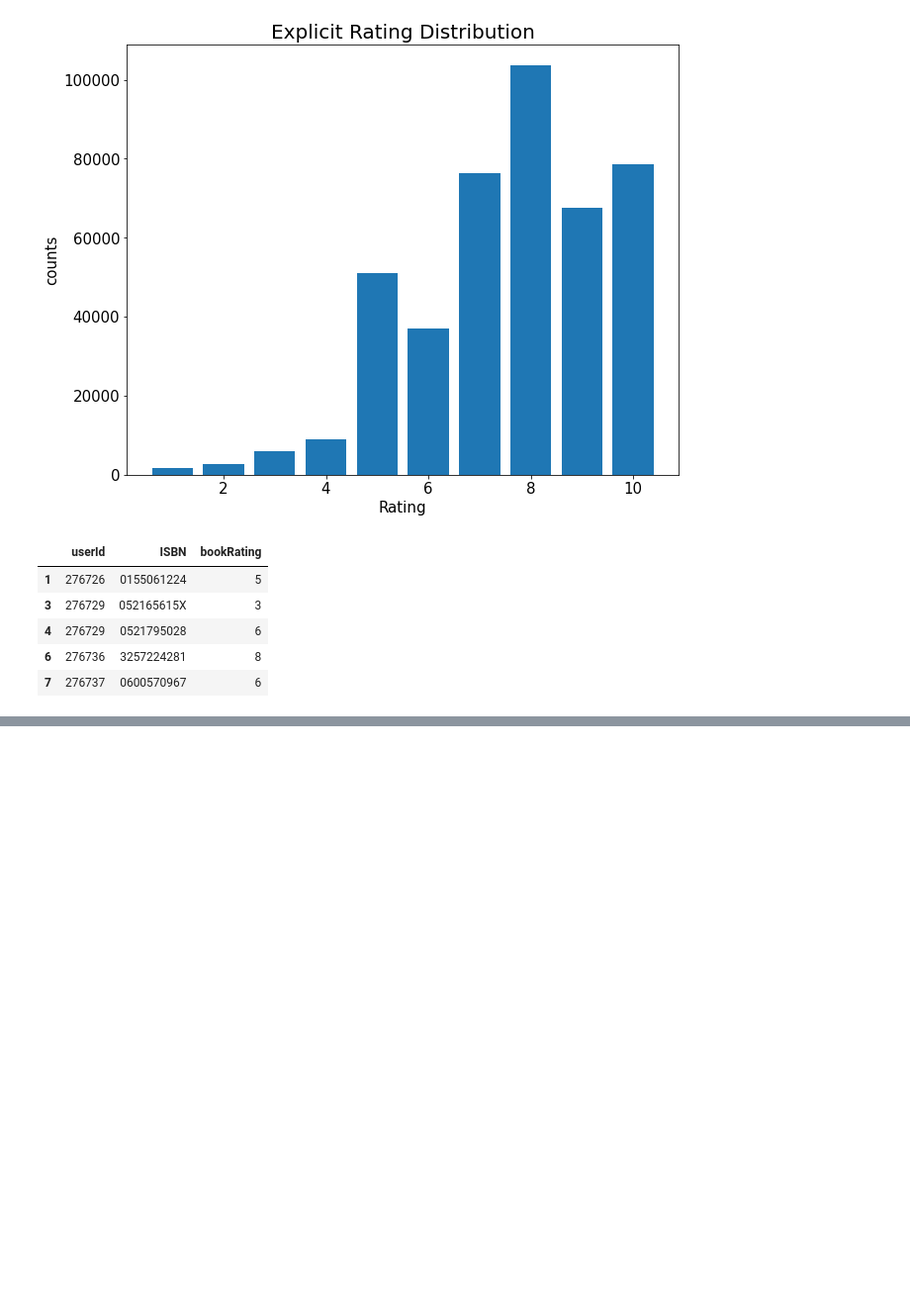
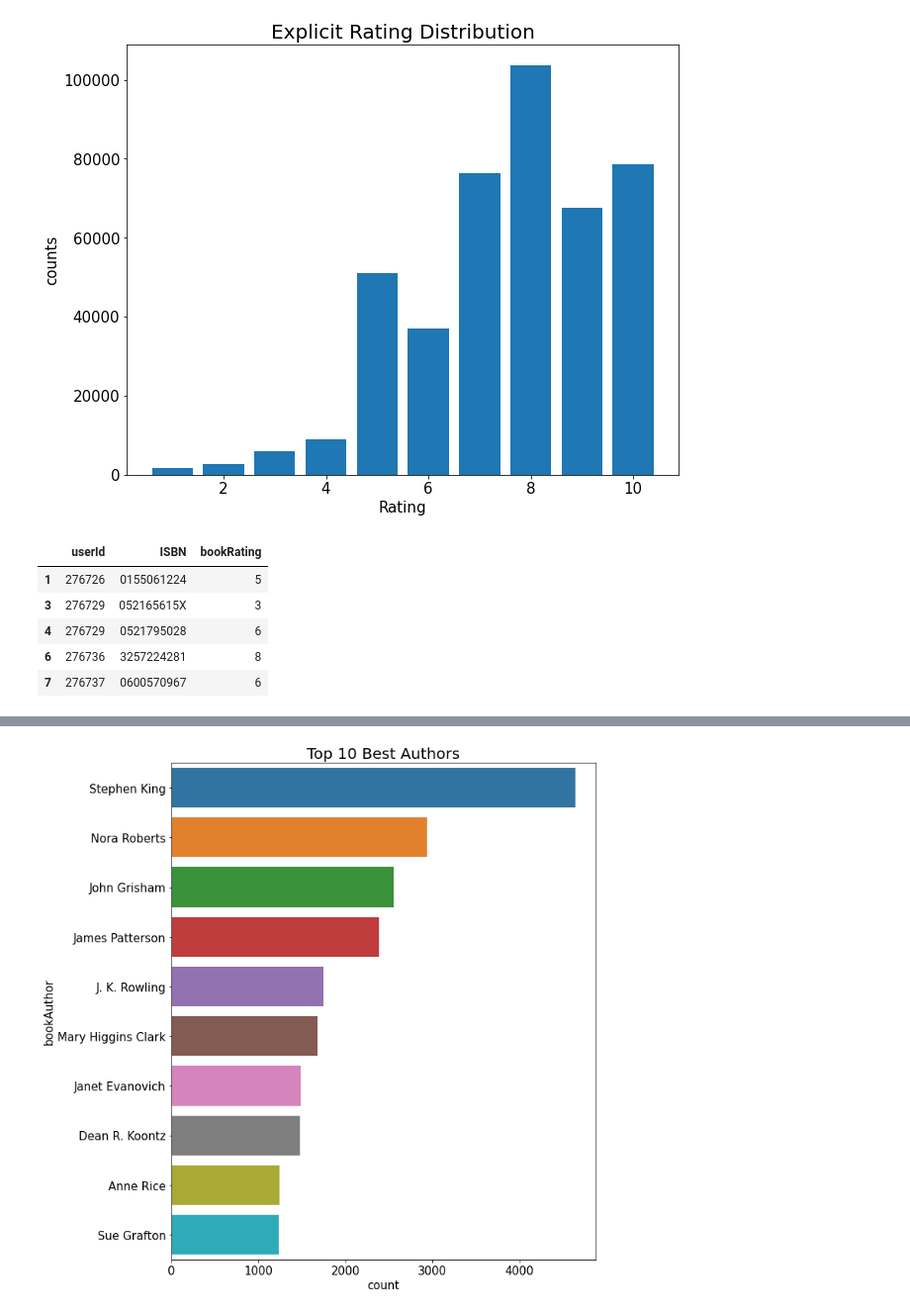
Before and after one commit to mohsenMahmoodzadeh/book-crossing-recommender-system, a Jupyter notebook: Data_Preprocessing.ipynb, the cells around one changed output, grey strips where cells are left out. Shown at 99% size. Cells and saved outputs as stored; diff of their text form; code cells hidden in the pictures; blank space fills up the shorter version.

```diff
--- a/Data_Preprocessing.ipynb
+++ b/Data_Preprocessing.ipynb
@@ -310,0 +365,4 @@ ratings.head()
+# %%
+barplot(ratings_matrix,'bookAuthor','Top 10 Best Authors')
+# %% [output]
+[figure, added]
```
Also changed, not shown: parts of 24 cells of this notebook.
